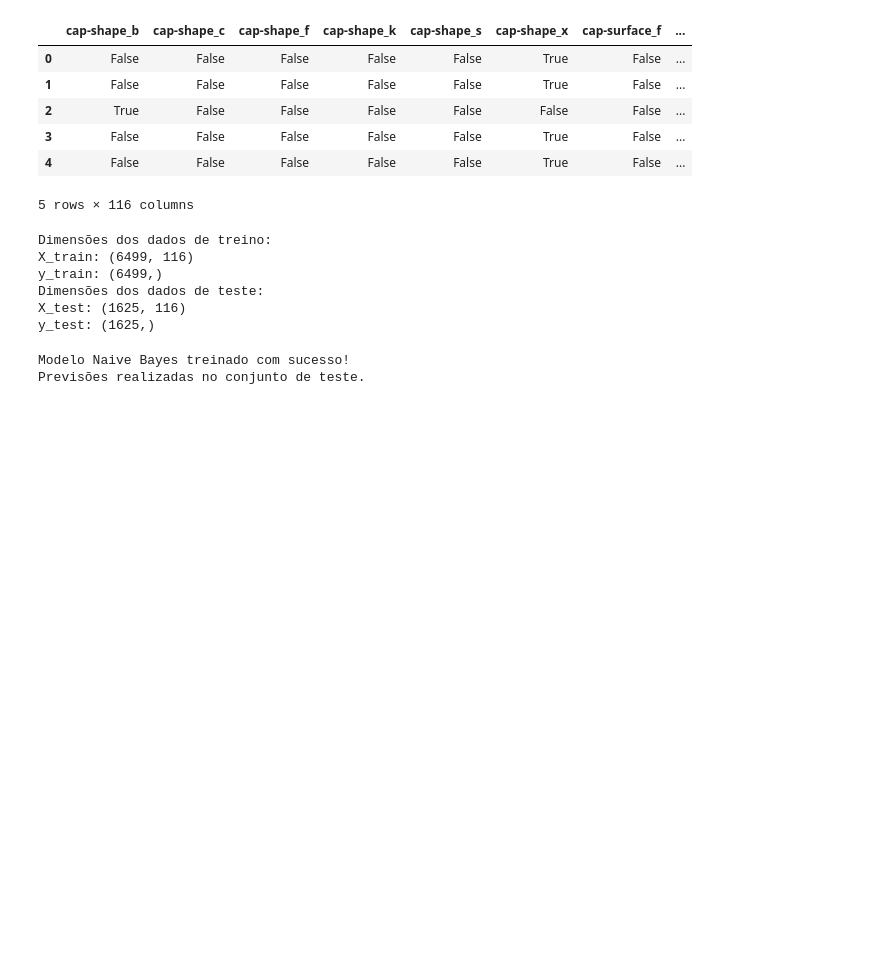
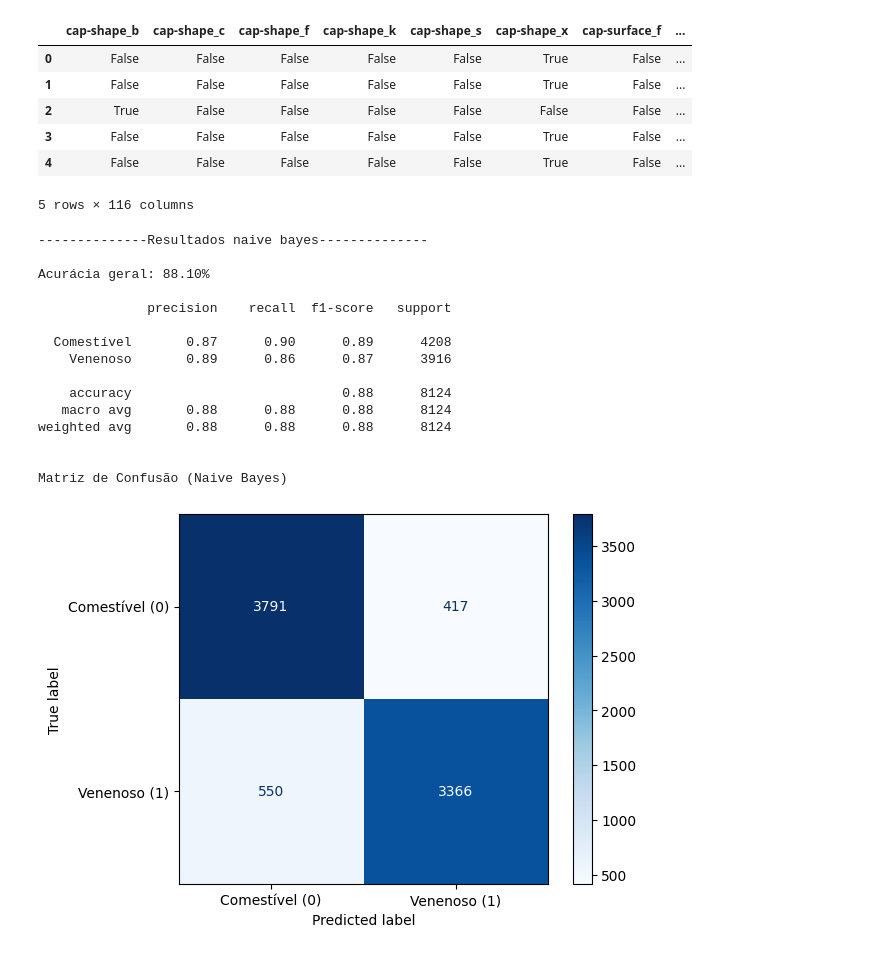
Before and after one commit to IanOtoni/-Mushroom-classification, a Jupyter notebook: Tp-final.ipynb, the cells around one changed output. Cells and saved outputs as stored; diff of their text form; code cells hidden in the pictures; blank space fills up the shorter version.

```diff
--- a/Tp-final.ipynb
+++ b/Tp-final.ipynb
@@ -130,40 +131,45 @@ Amostra das features codificadas:
 | 3 | False | False | False | False | False | True | False | ... |
 | 4 | False | False | False | False | False | True | False | ... |
 5 rows × 116 columns
-# %%
-#--------------Divide o dataset em treino e teste--------------#
-#20% para teste e 80% para treino
-X_train, X_test, y_train, y_test = train_test_split(X_encoded, y_encoded, test_size=0.2, random_state=42)
-
-print("Dimensões dos dados de treino:")
-print(f"X_train: {X_train.shape}")
-print(f"y_train: {y_train.shape}")
-
-print("Dimensões dos dados de teste:")
-print(f"X_test: {X_test.shape}")
-print(f"y_test: {y_test.shape}")
-#--------------------------------------------------------------#
-# %% [output]
-Dimensões dos dados de treino:
-X_train: (6499, 116)
-y_train: (6499,)
-Dimensões dos dados de teste:
-X_test: (1625, 116)
-y_test: (1625,)
+# %%
+k = 6 #numero de particoes usadas no cross validation
 # %%
-#--------------------------------------------------------------#
+#-------------------Aplicacao do naive bayes-------------------#
 #Uso de BernoulliNB pois as features sao binarias (0s e 1s) apos o one-hot encoding
 model_nb = BernoulliNB()
 
-#treina o modelo com os dados de treino
-model_nb.fit(X_train, y_train)
+#validacao cruzada
+y_pred_nb_cv = cross_val_predict(model_nb, X_encoded, y_encoded, cv=k)
+accuracy = accuracy_score(y_encoded, y_pred_nb_cv)
+#--------------------------------------------------------------#
 
-#faz previsões com os dados de teste
-y_pred_nb = model_nb.predict(X_test)
+#---------------------Exibe os resultados---------------------#
+target_names = ['Comestível (0)', 'Venenoso (1)']
 
-print("Modelo Naive Bayes treinado com sucesso!")
-print("Previsões realizadas no conjunto de teste.")
+print("--------------Resultados naive bayes-------------- \n")
+print(f"Acurácia geral: {accuracy:.2%} \n")
+print(classification_report(y_encoded, y_pred_nb_cv, target_names=['Comestível', 'Venenoso']))
+
+print("\nMatriz de Confusão (Naive Bayes)\n")
+cm   = confusion_matrix(y_encoded, y_pred_nb_cv)
+disp = ConfusionMatrixDisplay(confusion_matrix=cm, display_labels=target_names)
+disp.plot(cmap=plt.cm.Blues)
+plt.show()
 #--------------------------------------------------------------#
 # %% [output]
-Modelo Naive Bayes treinado com sucesso!
-Previsões realizadas no conjunto de teste.
+--------------Resultados naive bayes--------------
+
+Acurácia geral: 88.10%
+
+              precision    recall  f1-score   support
+
+  Comestível       0.87      0.90      0.89      4208
+    Venenoso       0.89      0.86      0.87      3916
+
+    accuracy                           0.88      8124
+   macro avg       0.88      0.88      0.88      8124
+weighted avg       0.88      0.88      0.88      8124
+
+
+Matriz de Confusão (Naive Bayes)
+[figure, added]
```
Also changed, not shown: parts of 3 cells of this notebook.
